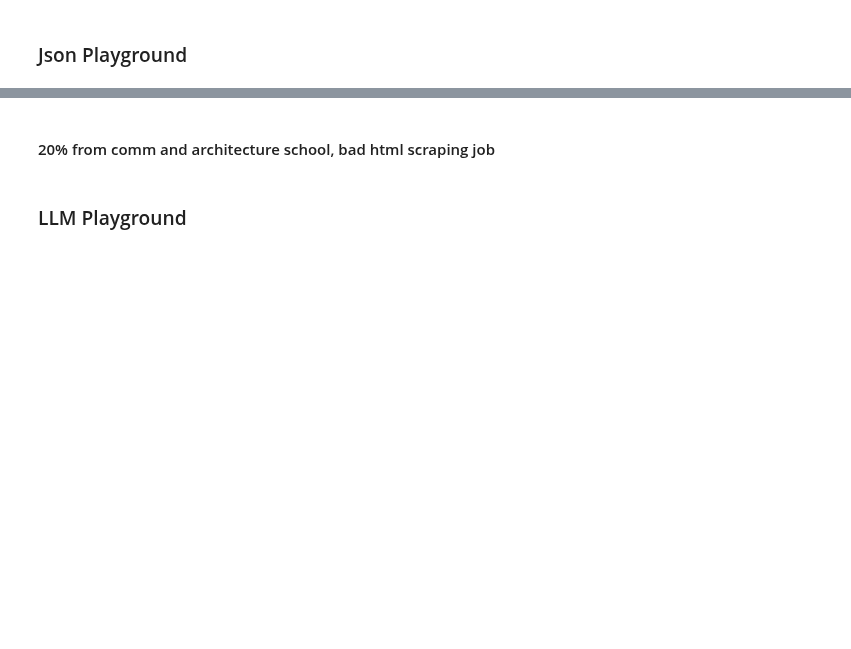
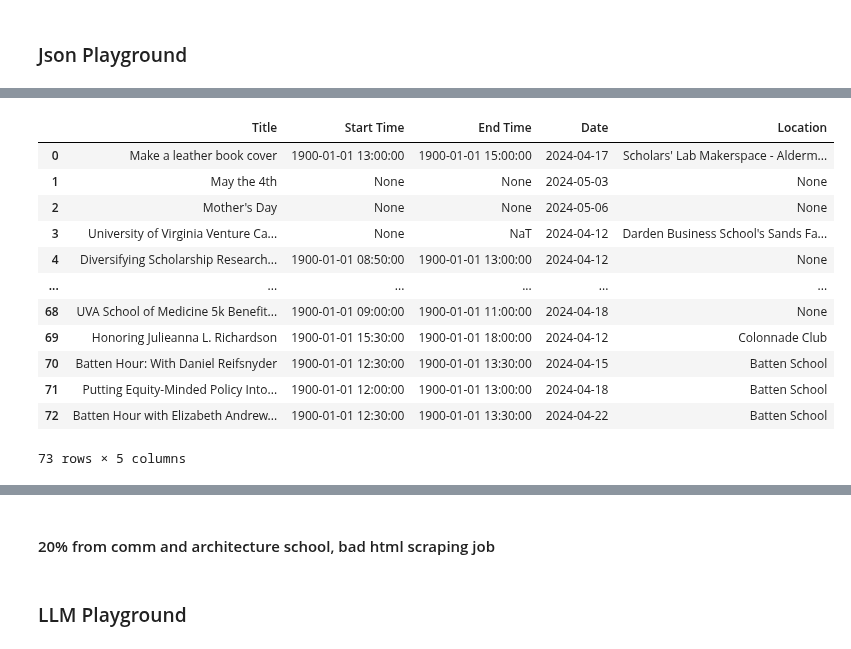
Before and after one commit to alzox/html2ai2json, a Jupyter notebook: script_testing.ipynb, the cells around one changed output, grey strips where cells are left out. Cells and saved outputs as stored; diff of their text form; code cells hidden in the pictures; blank space fills up the shorter version.

```diff
--- a/script_testing.ipynb
+++ b/script_testing.ipynb
@@ -417,0 +479,16 @@ Discarded Events 14
+# %%
+all_events_df
+# %% [output]
+|  | Title | Start Time | End Time | Date | Location |
+| 0 | Make a leather book cover | 1900-01-01 13:00:00 | 1900-01-01 15:00:00 | 2024-04-17 | Scholars' Lab Makerspace - Alderm... |
+| 1 | May the 4th | None | None | 2024-05-03 | None |
+| 2 | Mother's Day | None | None | 2024-05-06 | None |
+| 3 | University of Virginia Venture Ca... | None | NaT | 2024-04-12 | Darden Business School's Sands Fa... |
+| 4 | Diversifying Scholarship Research... | 1900-01-01 08:50:00 | 1900-01-01 13:00:00 | 2024-04-12 | None |
+| ... | ... | ... | ... | ... | ... |
+| 68 | UVA School of Medicine 5k Benefit... | 1900-01-01 09:00:00 | 1900-01-01 11:00:00 | 2024-04-18 | None |
+| 69 | Honoring Julieanna L. Richardson | 1900-01-01 15:30:00 | 1900-01-01 18:00:00 | 2024-04-12 | Colonnade Club |
+| 70 | Batten Hour: With Daniel Reifsnyder | 1900-01-01 12:30:00 | 1900-01-01 13:30:00 | 2024-04-15 | Batten School |
+| 71 | Putting Equity-Minded Policy Into... | 1900-01-01 12:00:00 | 1900-01-01 13:00:00 | 2024-04-18 | Batten School |
+| 72 | Batten Hour with Elizabeth Andrew... | 1900-01-01 12:30:00 | 1900-01-01 13:30:00 | 2024-04-22 | Batten School |
+73 rows × 5 columns
```
Also changed, not shown: parts of 10 cells of this notebook, 2 other files.
